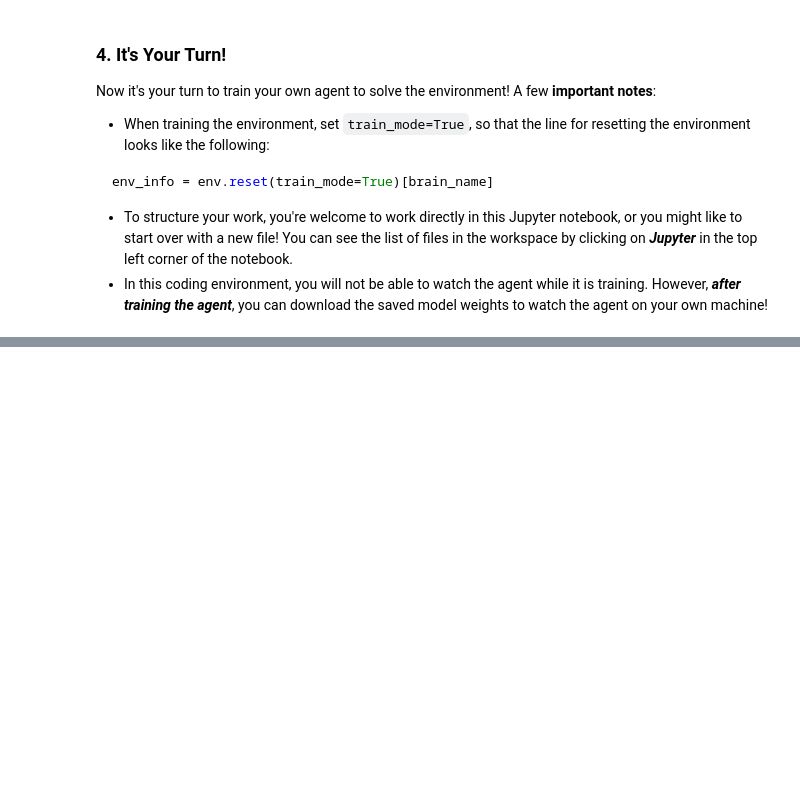
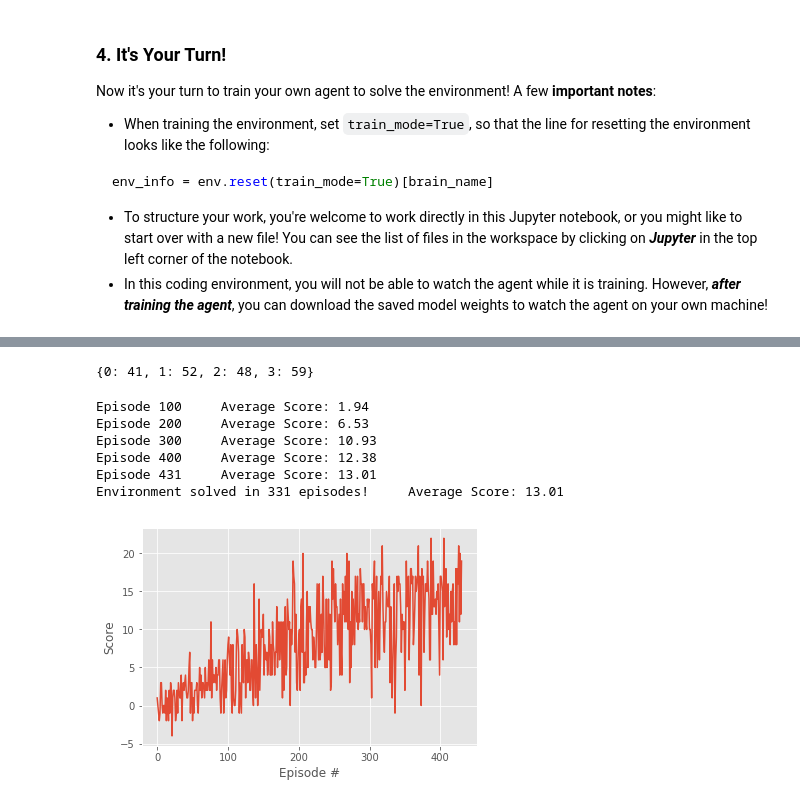
Before and after one commit to swastiknath/rl_ud_1, a Jupyter notebook: Navigation.ipynb, the cells around one changed output, grey strips where cells are left out. Saved outputs shown, nothing was run; the diff lists cells and outputs as text; code cells hidden in the pictures; blank space fills up the shorter version.

Commit message:
fix: Fixed Issues regarding the Training Loop
Issues fixed in the Navigation.ipynb file where the training loop had problems in plotting the scores.

```diff
--- a/Navigation.ipynb
+++ b/Navigation.ipynb
@@ -84,7 +61,7 @@ In the next code cell, you will learn how to use the Python API to control the a
 
 Note that **in this coding environment, you will not be able to watch the agent while it is training**, and you should set `train_mode=True` to restart the environment.
 # %%
-env_info = env.reset(train_mode=False)[brain_name] # reset the environment
+env_info = env.reset(train_mode=True)[brain_name] # reset the environment
 state = env_info.vector_observations[0]            # get the current state
 score = 0                                          # initialize the score
 while True:
@@ -119,0 +95,2 @@ from collections import namedtuple
+# %%
+agent = Agent(state_size, action_size, seed=10)
@@ -119,0 +110,13 @@ from collections import namedtuple
+# %%
+'''
+EVALUTATING IF THE POLICY IS WORKING PROPERLY WITH ALL THE STATES BEING
+SELECTED QUITE ALIKE RANDOMLY.
+'''
+vals = {0:0, 1:0, 2:0, 3:0}
+for i in range(200):
+    s = env.reset(train_mode=True)[brain_name].vector_observations[0]
+    act = agent.act(s, 0.99)
+    vals[act] += 1
+vals
+# %% [output]
+{0: 41, 1: 52, 2: 48, 3: 59}
@@ -119,0 +169,10 @@ from collections import namedtuple
+# %%
+scores = dqn(n_episodes=600, eps_decay=0.98, eps_end=0.02, checkpoint_path='checkpoint.pth')
+# %% [output]
+Episode 100     Average Score: 1.94
+Episode 200     Average Score: 6.53
+Episode 300     Average Score: 10.93
+Episode 400     Average Score: 12.38
+Episode 431     Average Score: 13.01
+Environment solved in 331 episodes!     Average Score: 13.01
+[figure, added]
```
Also changed, not shown: parts of 9 cells of this notebook, 1 other file.
